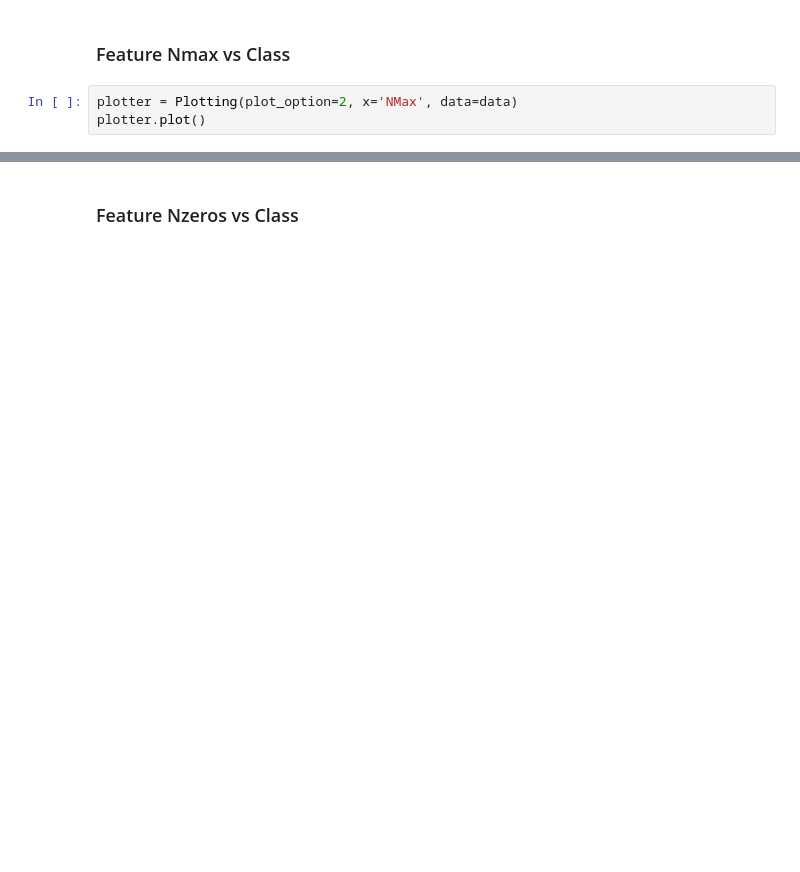
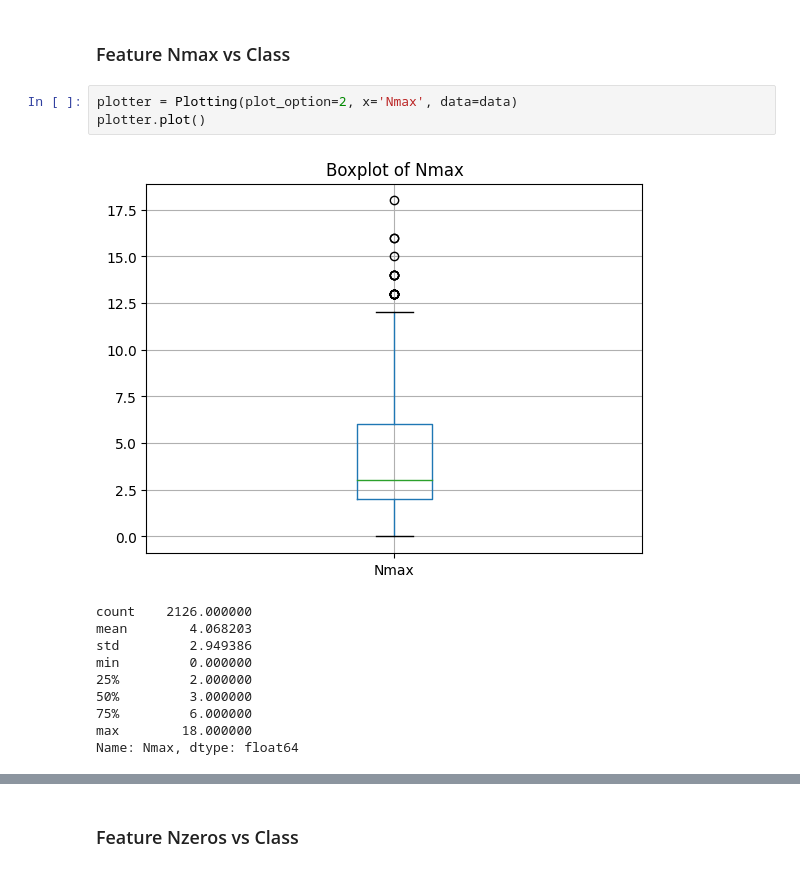
Before and after one commit to JosePabloGFnl/Fetal-Heart-Rate, a Jupyter notebook: Equipo2_FetalHeartRate.ipynb, the cells around one changed output, grey strips where cells are left out. Drawn from its saved outputs; the diff is of its cells as text; blank space fills up the shorter version.

Commit message:
Correct column names fixed

```diff
--- a/Equipo2_FetalHeartRate.ipynb
+++ b/Equipo2_FetalHeartRate.ipynb
@@ -472,7 +1458,18 @@ data[["Median","CLASS"]].groupby("CLASS").std().add_suffix("_std")
 # %% [markdown]
 ### Feature Nmax vs Class
 # %%
-plotter = Plotting(plot_option=2, x='NMax', data=data)
+plotter = Plotting(plot_option=2, x='Nmax', data=data)
 plotter.plot()
+# %% [output]
+[figure, added]
+count    2126.000000
+mean        4.068203
+std         2.949386
+min         0.000000
+25%         2.000000
+50%         3.000000
+75%         6.000000
+max        18.000000
+Name: Nmax, dtype: float64
 # %%
 data[["Nmax","CLASS"]].groupby("CLASS").mean().add_suffix("_mean").round(4)
```
Also changed, not shown: parts of 124 cells of this notebook.
